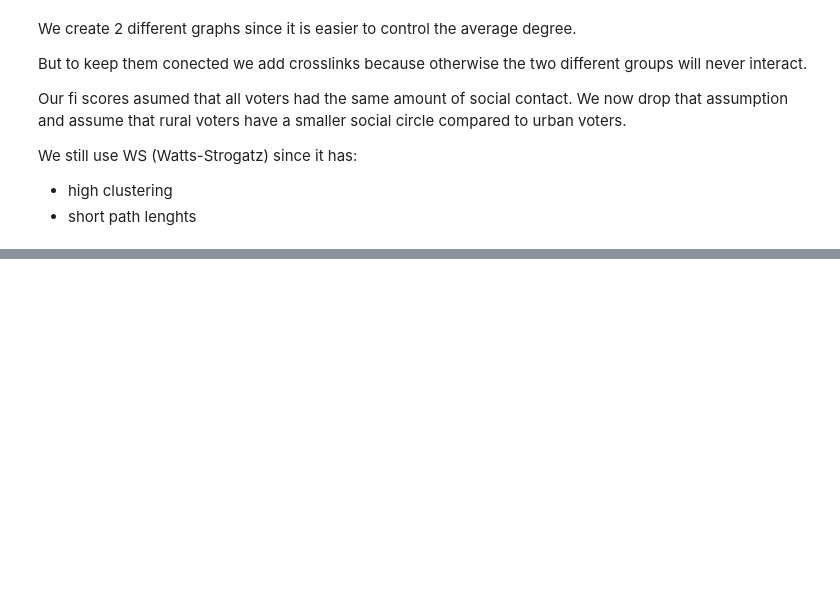
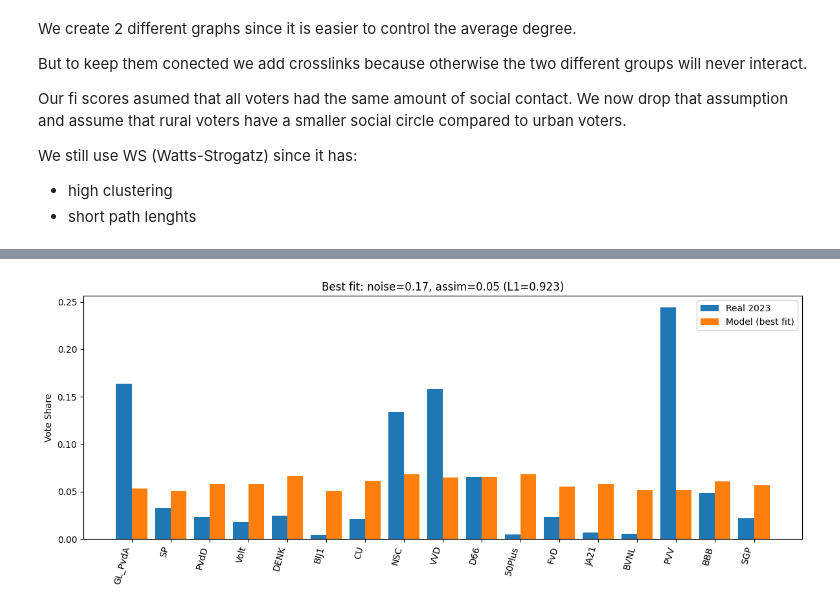
Before and after one commit to tomme2009/ProjectComputationalScience, a Jupyter notebook: Week2_PCS.ipynb, the cells around one changed output, grey strips where cells are left out. Cells and saved outputs as stored; diff of their text form; code cells hidden in the pictures; blank space fills up the shorter version.

```diff
--- a/Week2_PCS.ipynb
+++ b/Week2_PCS.ipynb
@@ -605,0 +690,25 @@ plt.show()
+# %%
+best_idx = np.unravel_index(np.argmin(E), E.shape)
+best_noise = float(perception_noise_grid[best_idx[0]])
+best_assim = float(assimilation_strength_grid[best_idx[1]])
+
+history_best = simulate_amb(
+    **common_kwargs,
+    perception_noise=best_noise,
+    assimilation_strength=best_assim,
+    seed=999
+)
+sim_best = history_best[-1]
+
+x = np.arange(len(parties_list))
+plt.figure(figsize=(12, 5))
+plt.bar(x - 0.2, target, width=0.4, label="Real 2023")
+plt.bar(x + 0.2, sim_best, width=0.4, label="Model (best fit)")
+plt.xticks(x, parties_list, rotation=75, ha="right")
+plt.ylabel("Vote Share")
+plt.title(f"Best fit: noise={best_noise:.2f}, assim={best_assim:.2f} (L1={fit_error(sim_best, target):.3f})")
+plt.legend()
+plt.tight_layout()
+plt.show()
+# %% [output]
+[figure, added]
```
Also changed, not shown: parts of 10 cells of this notebook.
